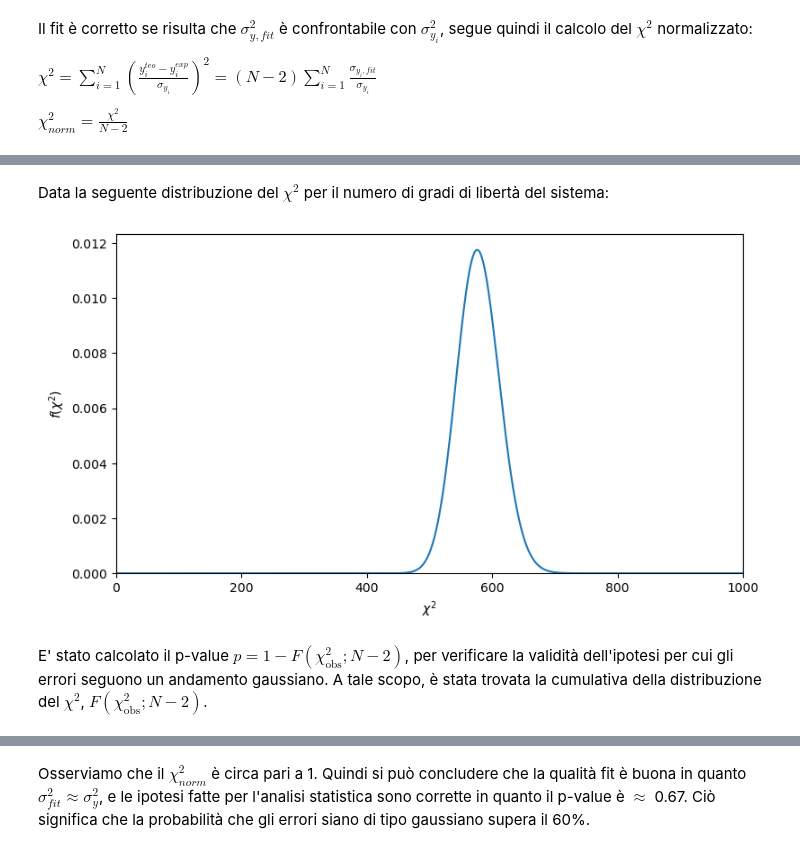
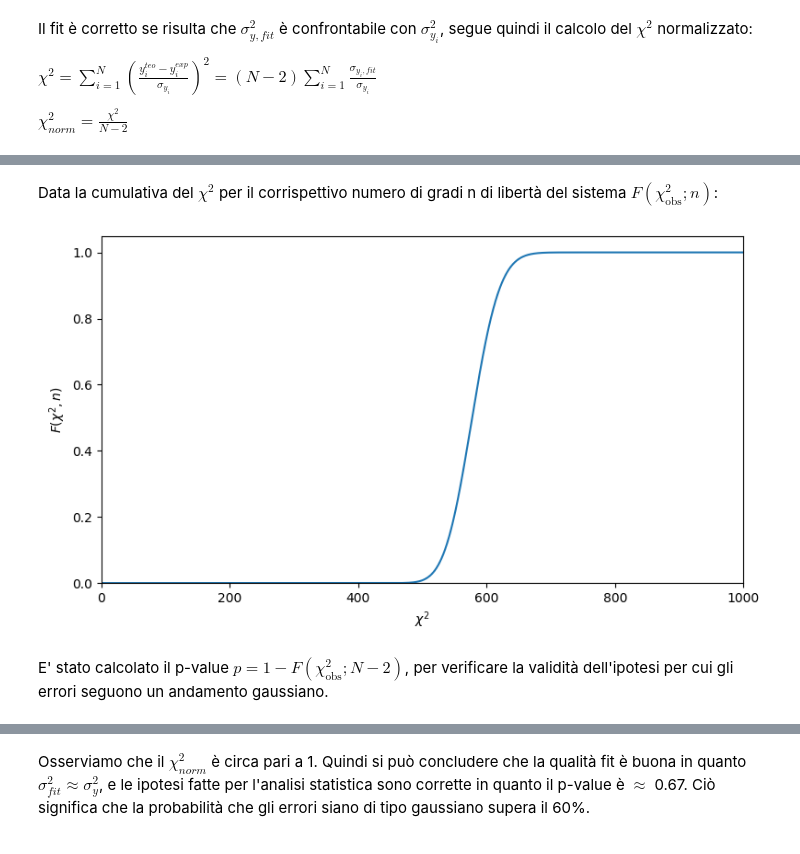
Before and after one commit to Progetto-Analisi-dati-2021/Hubble, a Jupyter notebook: Script progetto.ipynb, the cells around one changed output, grey strips where cells are left out. Drawn from its saved outputs; the diff is of its cells as text; code cells hidden in the pictures.

```diff
--- a/Script progetto.ipynb
+++ b/Script progetto.ipynb
@@ -199,19 +202,19 @@ chi_2_norm = 0.9727117935136316
 # %% [markdown]
-Data la seguente distribuzione del $\chi^{2}$ per il numero di gradi di libertà del sistema:
+Data la cumulativa del $\chi^{2}$  per il corrispettivo numero di gradi n di libertà del sistema $F(\chi^2_{\mathrm{obs}};n)$:
 # %%
 plt.figure(figsize=(9,5),dpi=100)
 step = 0.01
 xmin,xmax = 0,1000
 x = np.arange(xmin, xmax+step, step)
-y = chi2.pdf(x, 578)
+y = chi2.cdf(x, 578)
 plt.plot(x, y)
 plt.xlim(0, 1000)
 plt.ylim(bottom=0)
 plt.xlabel('$\chi^2$')
-plt.ylabel('$f(\chi^2)$')
+plt.ylabel('$F(\chi^2,n)$')
 plt.show()
 # %% [output]
-[figure, old version]
+[figure, new version]
 # %% [markdown]
-E' stato calcolato il p-value $p = 1- F(\chi^2_{\mathrm{obs}};N-2)$, per verificare la validità dell'ipotesi per cui gli errori seguono un andamento gaussiano. A tale scopo, è stata trovata la cumulativa della distribuzione del $\chi ^{2}$, $F(\chi^2_{\mathrm{obs}};N-2)$.
+E' stato calcolato il p-value $p = 1- F(\chi^2_{\mathrm{obs}};N-2)$, per verificare la validità dell'ipotesi per cui gli errori seguono un andamento gaussiano.
 # %%
```
Also changed, not shown: parts of 36 cells of this notebook, 1 other file.
